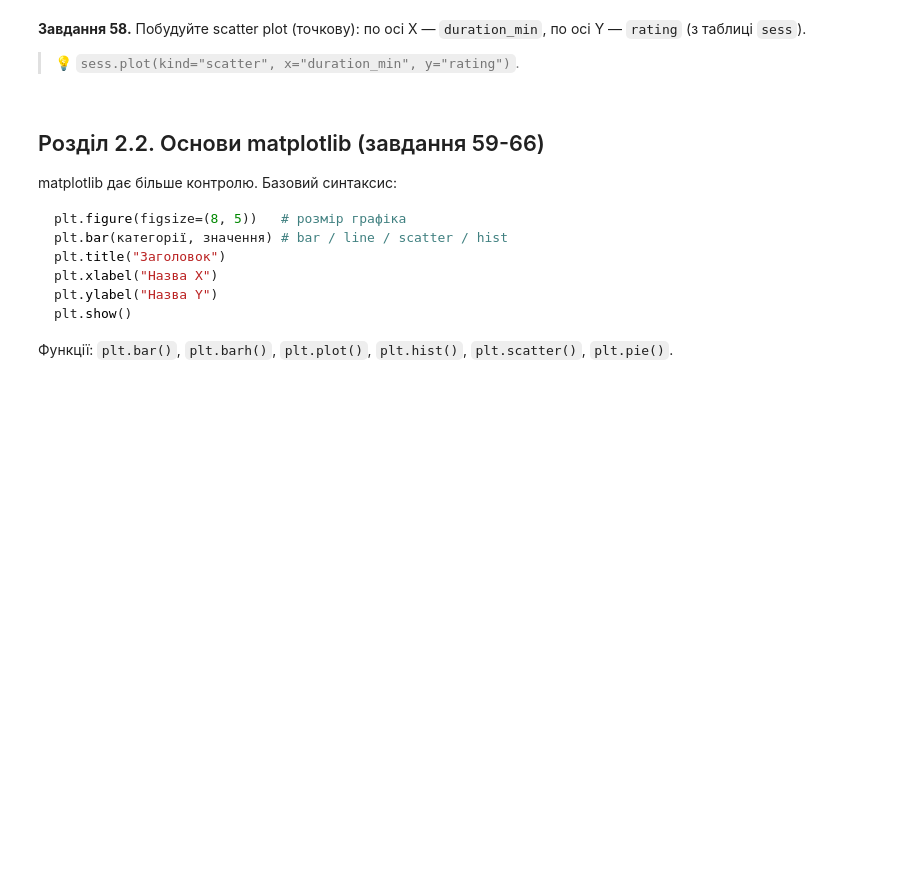
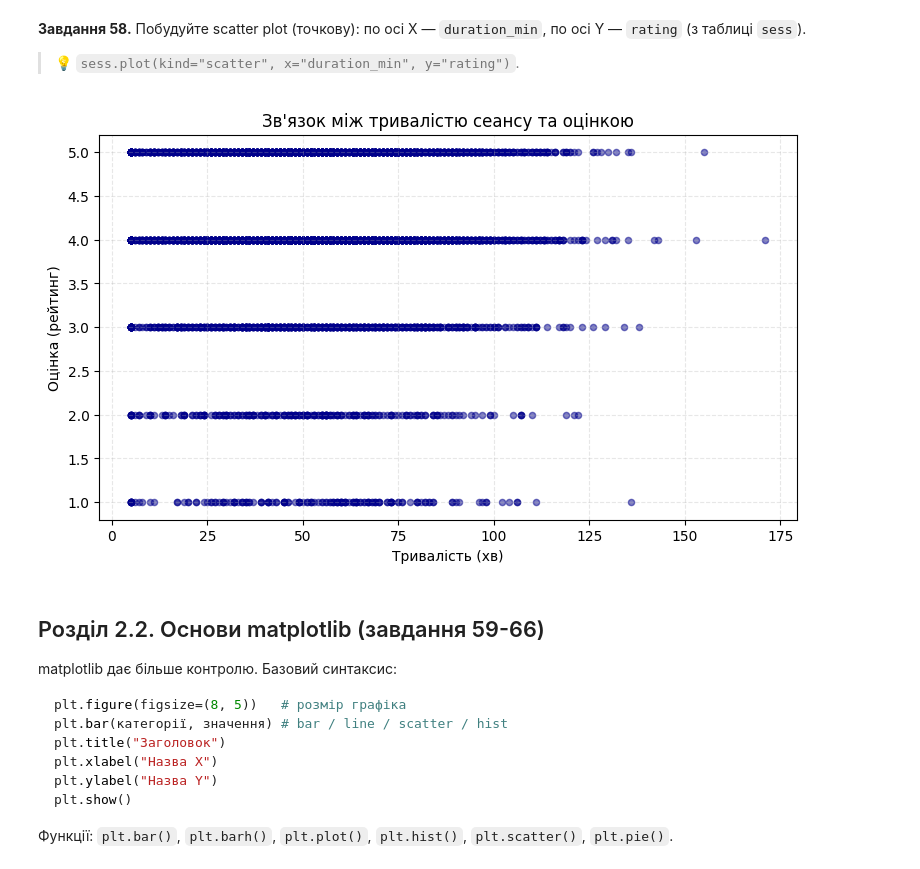
Before and after one commit to NatalieAleksandrova2026/DTA_2026, a Jupyter notebook: Homework/pandas_viz_practice.ipynb, the cells around one changed output. Saved outputs shown, nothing was run; the diff lists cells and outputs as text; code cells hidden in the pictures; blank space fills up the shorter version.

```diff
--- a/Homework/pandas_viz_practice.ipynb
+++ b/Homework/pandas_viz_practice.ipynb
@@ -1100,3 +1116,15 @@ plt.show()
+# %%
+# Завдання 58:
+sess.plot(kind="scatter", x="duration_min", y="rating", color="darkblue", alpha=0.5, figsize=(9, 5))
+
+plt.title("Зв'язок між тривалістю сеансу та оцінкою")
+plt.xlabel("Тривалість (хв)")
+plt.ylabel("Оцінка (рейтинг)")
+plt.grid(True, linestyle='--', alpha=0.3)
+
+plt.show()
+# %% [output]
+[figure, added]
 # %% [markdown]
 ## Розділ 2.2. Основи matplotlib (завдання 59-66)
 
```
Also changed, not shown: parts of 7 cells of this notebook.
